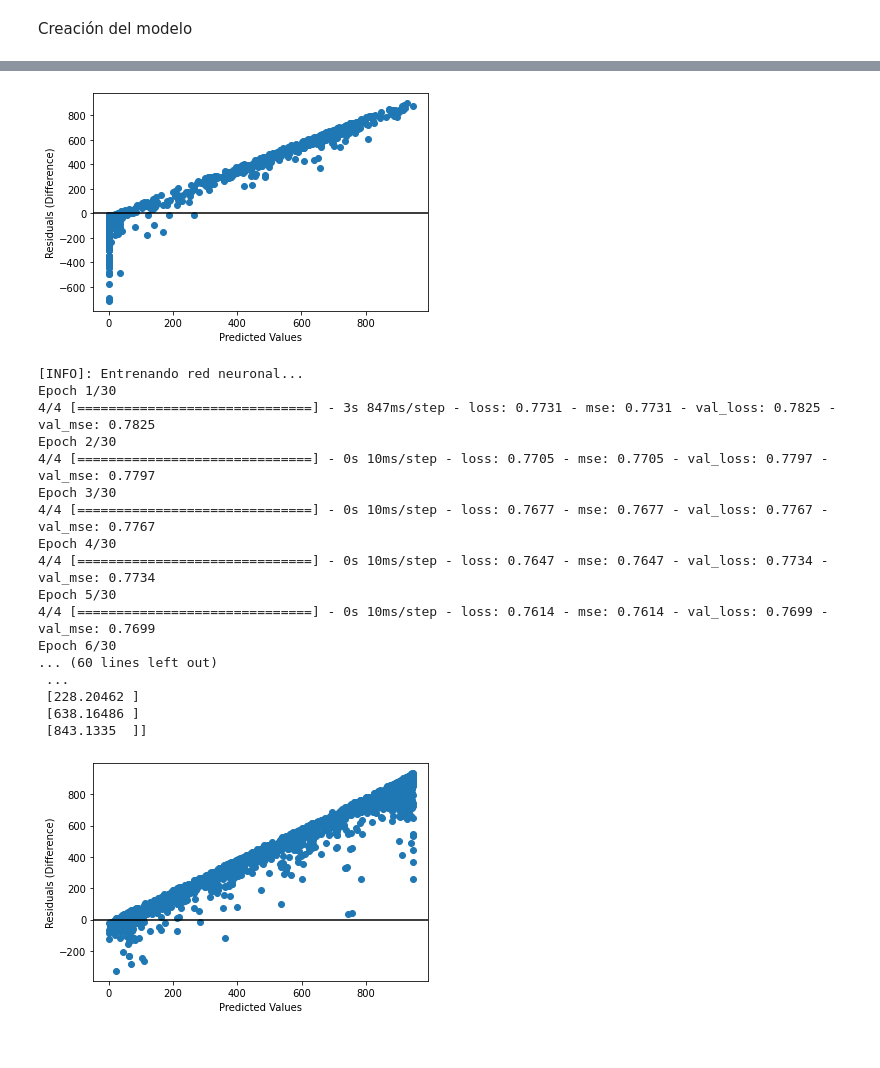
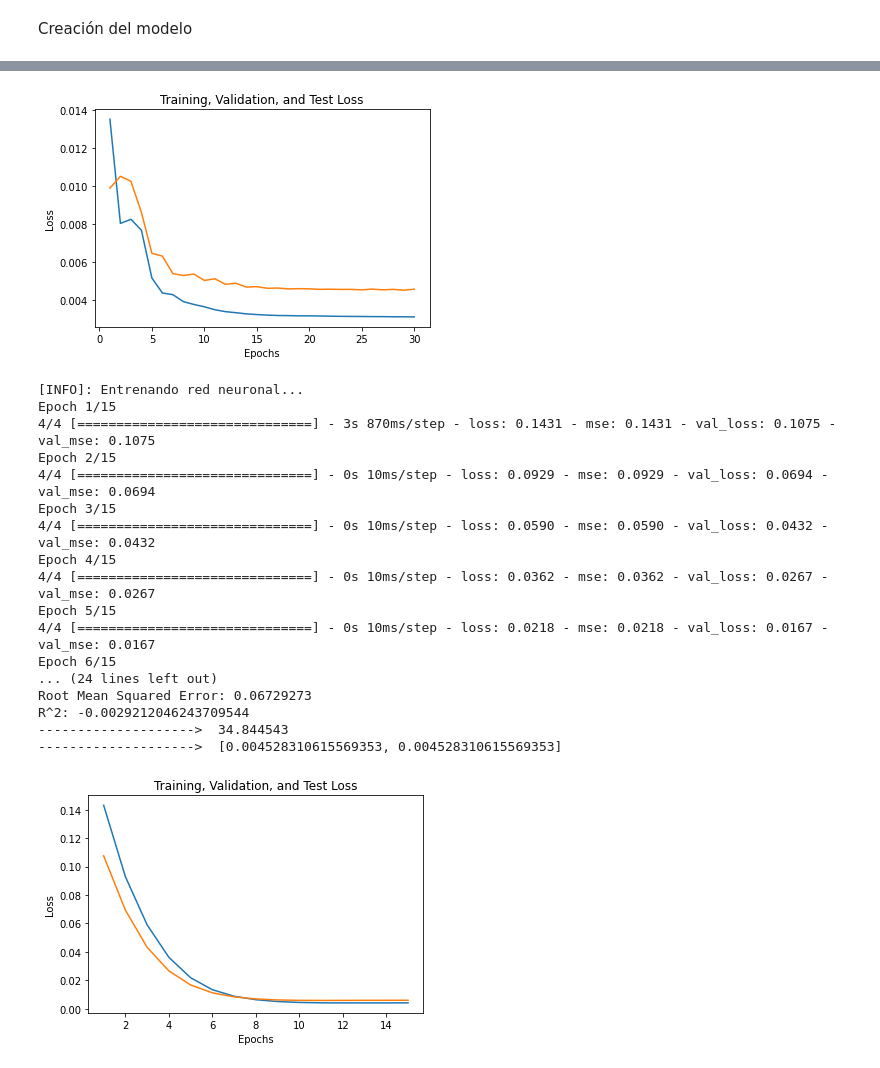
Before and after one commit to n1rocket/deep_learning_armandobueno, a Jupyter notebook: Práctica/armando_bueno_practica.ipynb, the cells around one changed output, grey strips where cells are left out. Cells and saved outputs as stored; diff of their text form; code cells hidden in the pictures.

```diff
--- a/Práctica/armando_bueno_practica.ipynb
+++ b/Práctica/armando_bueno_practica.ipynb
@@ -588,0 +636,34 @@ full_df = pd.get_dummies(full_df, columns=['Host Response Time',
+# %%
+from sklearn.preprocessing import MinMaxScaler
+
+def normalize(name):
+  # Selecciona la columna que deseas normalizar
+  host_response_rate_column = full_df["Host Response Rate"]
+
+  # Convierte la columna seleccionada en un array de Numpy
+  host_response_rate_array = host_response_rate_column.values.reshape(-1, 1)
+
+  # Crea una instancia del escalador MinMax
+  scaler = MinMaxScaler()
+
+  # Ajusta y transforma los datos de la columna seleccionada en un solo paso
+  return scaler.fit_transform(host_response_rate_array)
+
+# Reemplazo
+full_df["Host Response Rate"] = normalize("Host Response Rate")
+full_df["Host Verifications"] = normalize("Host Verifications")
+full_df["Latitude"] = normalize("Latitude")
+full_df["Longitude"] = normalize("Longitude")
+full_df["Bathrooms"] = normalize("Bathrooms")
+full_df["Bedrooms"] = normalize("Bedrooms")
+full_df["Beds"] = normalize("Beds")
+full_df["Amenities"] = normalize("Amenities")
+full_df["Guests Included"] = normalize("Guests Included")
+full_df["Extra People"] = normalize("Extra People")
+full_df["Minimum Nights"] = normalize("Minimum Nights")
+full_df["Maximum Nights"] = normalize("Maximum Nights")
+full_df["Availability 365"] = normalize("Availability 365")
+full_df["Number of Reviews"] = normalize("Number of Reviews")
+full_df["Features"] = normalize("Features")
+full_df["Average Review"] = normalize("Average Review")
+full_df["Years Being Host"] = normalize("Years Being Host")
@@ -808,8 +957,8 @@ import tensorflow as tf
 
 # probamos la tanh, bias = 1 y loss_fn = mse
 activation_function = tf.nn.relu
-learning_rate = 1e-5
-lr_decay = learning_rate / 50000
+learning_rate = 1e-2
+lr_decay = learning_rate / 200
 num_epochs = 30
 batch_size = 2048
 train_network_decay_fnact_b1_mse(activation_function, learning_rate, lr_decay, batch_size, num_epochs)
@@ -834,30 +983,30 @@ Epoch 6/30
-[figure, old version]
+[figure, new version]
 # %%
 import tensorflow as tf
 
 # probamos la tanh, bias = 1 y loss_fn = mse
 activation_function = tf.nn.relu
-learning_rate = 1e-5
-lr_decay = learning_rate / 100000
-num_epochs = 30
+learning_rate = 1e-3
+lr_decay = learning_rate / 500
+num_epochs = 15
 batch_size = 2048
 train_network_decay_fnact_b1_mse(activation_function, learning_rate, lr_decay, batch_size, num_epochs)
 # %% [output]
 [INFO]: Entrenando red neuronal...
-Epoch 1/30
-4/4 [==============================] - 3s 847ms/step - loss: 0.7731 - mse: 0.7731 - val_loss: 0.7825 - val_mse: 0.7825
-Epoch 2/30
-4/4 [==============================] - 0s 10ms/step - loss: 0.7705 - mse: 0.7705 - val_loss: 0.7797 - val_mse: 0.7797
-Epoch 3/30
-4/4 [==============================] - 0s 10ms/step - loss: 0.7677 - mse: 0.7677 - val_loss: 0.7767 - val_mse: 0.7767
-Epoch 4/30
-4/4 [==============================] - 0s 10ms/step - loss: 0.7647 - mse: 0.7647 - val_loss: 0.7734 - val_mse: 0.7734
-Epoch 5/30
-4/4 [==============================] - 0s 10ms/step - loss: 0.7614 - mse: 0.7614 - val_loss: 0.7699 - val_mse: 0.7699
-Epoch 6/30
-... (60 lines left out)
- ...
- [228.20462 ]
- [638.16486 ]
- [843.1335  ]]
+Epoch 1/15
+4/4 [==============================] - 3s 870ms/step - loss: 0.1431 - mse: 0.1431 - val_loss: 0.1075 - val_mse: 0.1075
+Epoch 2/15
+4/4 [==============================] - 0s 10ms/step - loss: 0.0929 - mse: 0.0929 - val_loss: 0.0694 - val_mse: 0.0694
+Epoch 3/15
+4/4 [==============================] - 0s 10ms/step - loss: 0.0590 - mse: 0.0590 - val_loss: 0.0432 - val_mse: 0.0432
+Epoch 4/15
+4/4 [==============================] - 0s 10ms/step - loss: 0.0362 - mse: 0.0362 - val_loss: 0.0267 - val_mse: 0.0267
+Epoch 5/15
+4/4 [==============================] - 0s 10ms/step - loss: 0.0218 - mse: 0.0218 - val_loss: 0.0167 - val_mse: 0.0167
+Epoch 6/15
+... (24 lines left out)
+Root Mean Squared Error: 0.06729273
+R^2: -0.0029212046243709544
+-------------------->  34.844543
+-------------------->  [0.004528310615569353, 0.004528310615569353]
-[figure, old version]
+[figure, new version]
```
Also changed, not shown: parts of 28 cells of this notebook.
